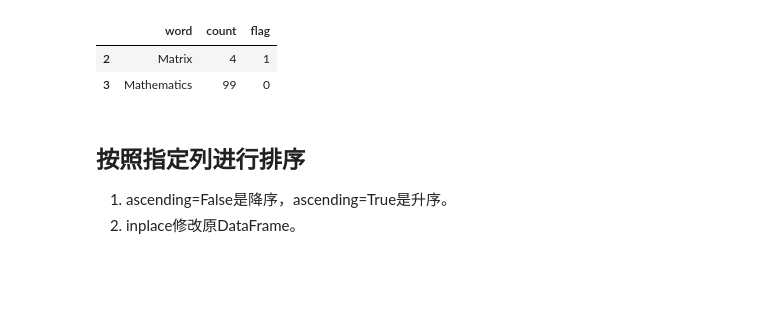
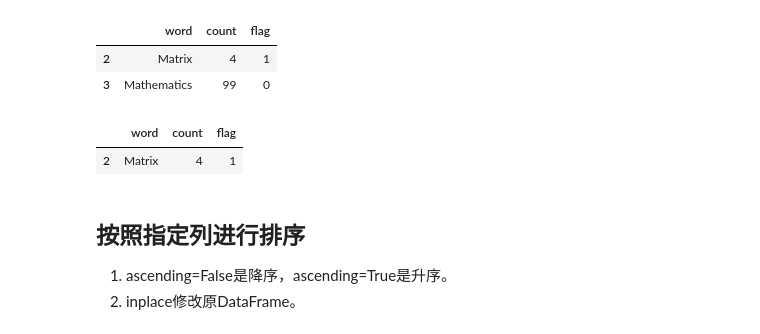
Before and after one commit to youareeverysingleday/MachineLearningAssignments, a Jupyter notebook: codes/7PandasGuide/0PandasGuide.ipynb, the cells around one changed output. Saved outputs shown, nothing was run; the diff lists cells and outputs as text; code cells hidden in the pictures; blank space fills up the shorter version.

```diff
--- a/codes/7PandasGuide/0PandasGuide.ipynb
+++ b/codes/7PandasGuide/0PandasGuide.ipynb
@@ -96,6 +101,12 @@ DF.loc[DF['count']>2]
 |  | word | count | flag |
 | 2 | Matrix | 4 | 1 |
 | 3 | Mathematics | 99 | 0 |
+# %%
+# 多行过滤
+DF.loc[(DF['count']>2) & (DF['flag']==1)]
+# %% [output]
+|  | word | count | flag |
+| 2 | Matrix | 4 | 1 |
 # %% [markdown]
 ## 按照指定列进行排序
 
```
Also changed, not shown: parts of 3 cells of this notebook, 3 other files.
